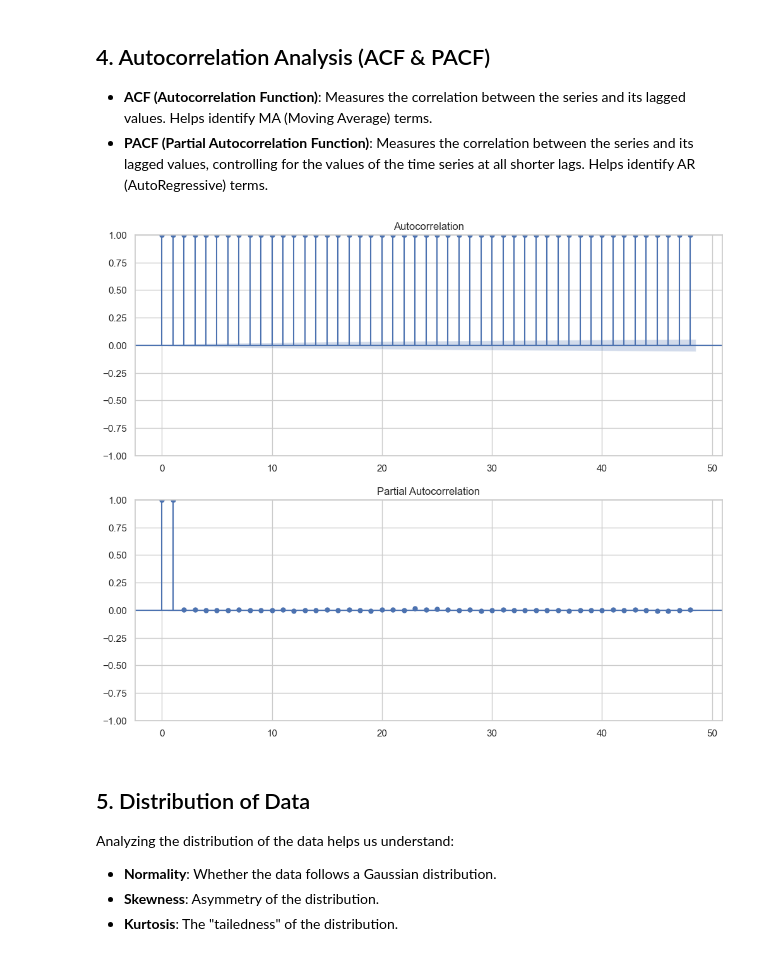
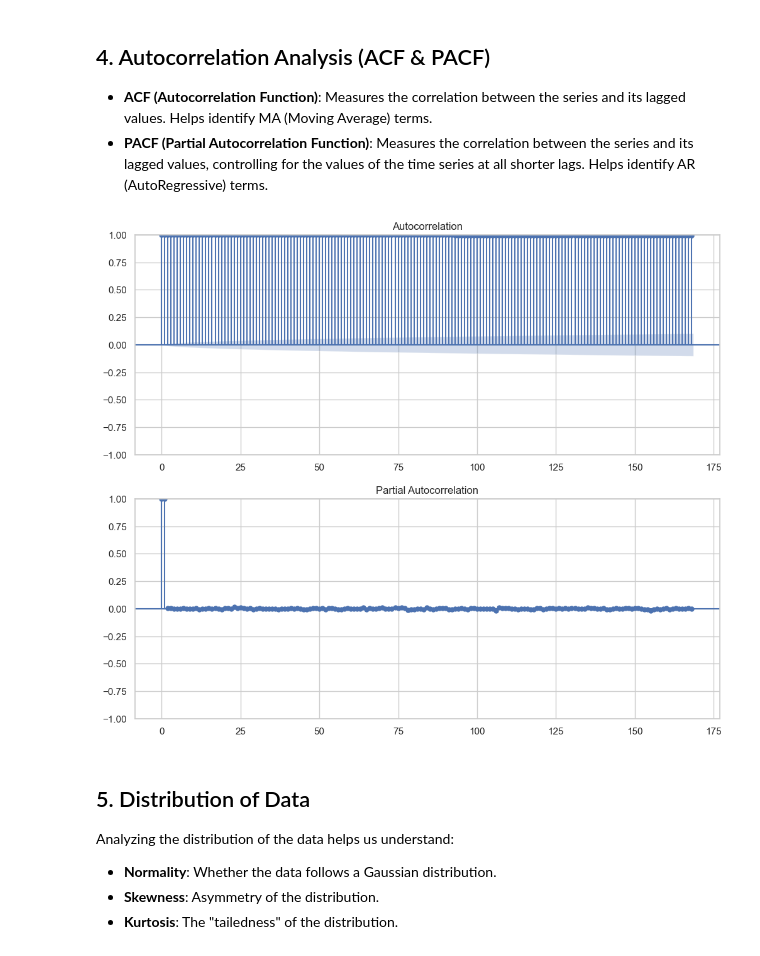
Before and after one commit to ContiHan/Statistika, a Jupyter notebook: exploration_data_analyses/05_eda_kaggle_btcusd_hourly.ipynb, the cells around one changed output. Drawn from its saved outputs; the diff is of its cells as text; code cells hidden in the pictures.

Commit message:
change lag params in ACF and PACF

```diff
--- a/exploration_data_analyses/05_eda_kaggle_btcusd_hourly.ipynb
+++ b/exploration_data_analyses/05_eda_kaggle_btcusd_hourly.ipynb
@@ -80,11 +80,12 @@ plt.show()
 - **PACF (Partial Autocorrelation Function)**: Measures the correlation between the series and its lagged values, controlling for the values of the time series at all shorter lags. Helps identify AR (AutoRegressive) terms.
 # %%
 fig, ax = plt.subplots(2, 1, figsize=(12, 10))
-plot_acf(df['btc_usd'], ax=ax[0], lags=48)
-plot_pacf(df['btc_usd'], ax=ax[1], lags=48, method='ywm')
+# Hourly data: 24 hours * 7 days = 168 lags to see weekly seasonality
+plot_acf(df['btc_usd'], ax=ax[0], lags=168)
+plot_pacf(df['btc_usd'], ax=ax[1], lags=168, method='ywm')
 plt.show()
 # %% [output]
-[figure, old version]
+[figure, new version]
 # %% [markdown]
 ## 5. Distribution of Data
 Analyzing the distribution of the data helps us understand:
```
Also changed, not shown: 4 other files.
